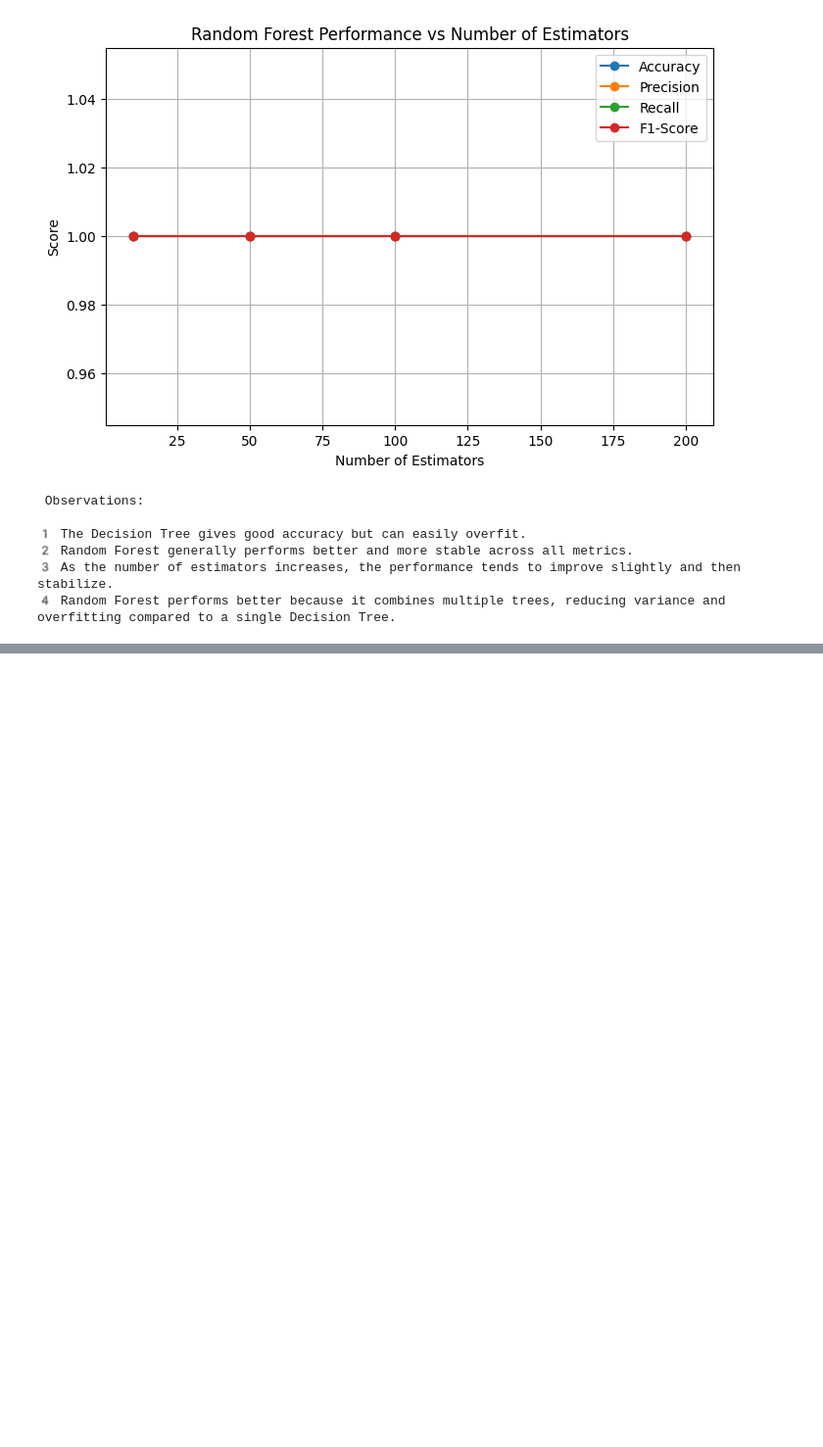
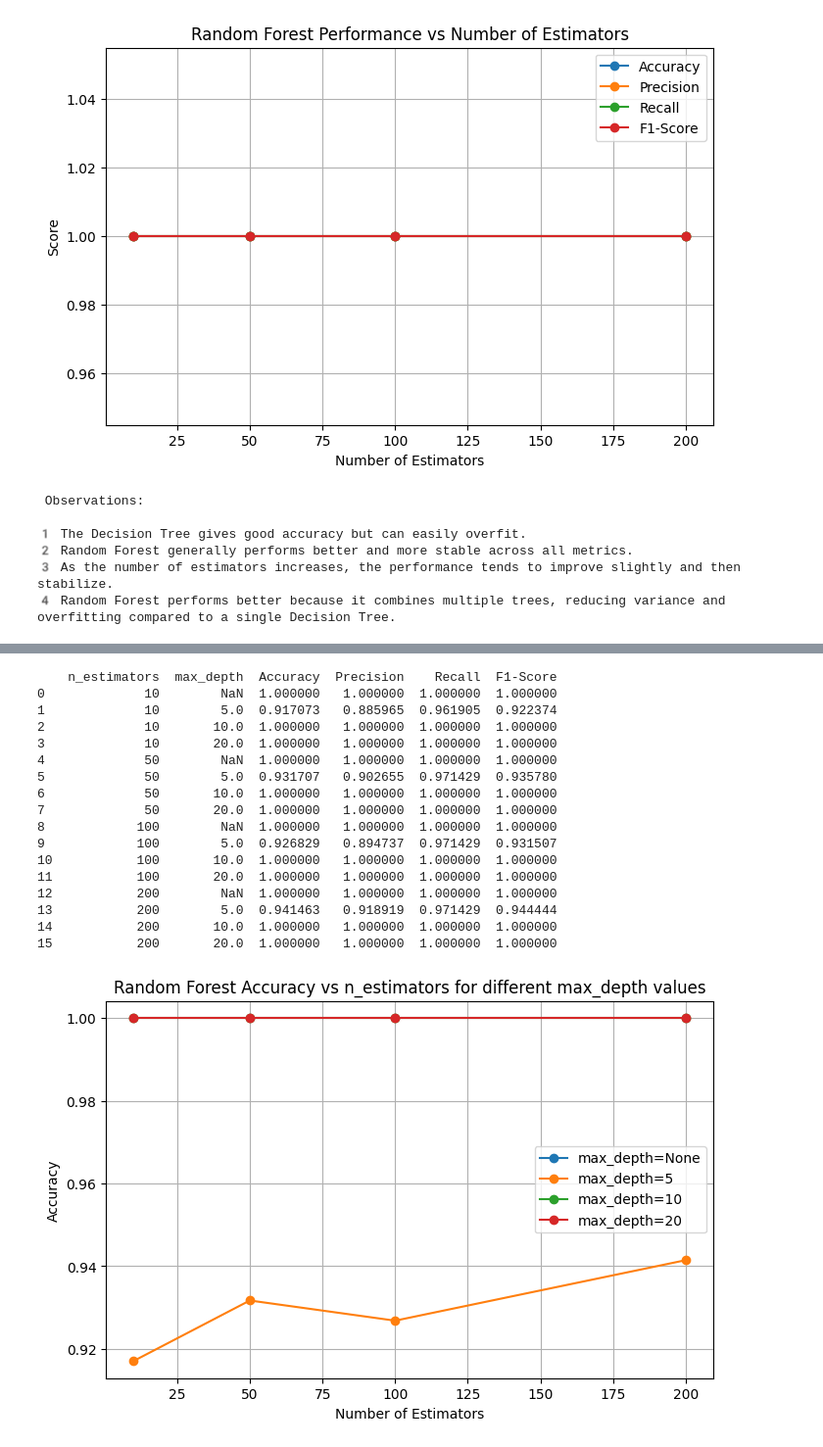
Before and after one commit to vedasri2511/ML_153, a Jupyter notebook: ML_LAB_153.ipynb, the cells around one changed output, grey strips where cells are left out. Shown at 98% size. Saved outputs shown, nothing was run; the diff lists cells and outputs as text; code cells hidden in the pictures; blank space fills up the shorter version.

```diff
--- a/ML_LAB_153.ipynb
+++ b/ML_LAB_153.ipynb
@@ -1653,0 +1853,65 @@ print("""
+# %%
+#4
+import pandas as pd
+from sklearn.model_selection import train_test_split
+from sklearn.preprocessing import StandardScaler
+from sklearn.ensemble import RandomForestClassifier
+from sklearn.metrics import accuracy_score, precision_score, recall_score, f1_score
+import matplotlib.pyplot as plt
+
+data = pd.read_csv("heart.csv")
+X = data.drop('target', axis=1)
+y = data['target']
+
+X_train, X_test, y_train, y_test = train_test_split(X, y, test_size=0.2, random_state=42, stratify=y)
+scaler = StandardScaler()
+X_train = scaler.fit_transform(X_train)
+X_test = scaler.transform(X_test)
+
+n_estimators_list = [10, 50, 100, 200]
+max_depth_list = [None, 5, 10, 20]
+results = []
+
+for n in n_estimators_list:
+    for depth in max_depth_list:
+        rf = RandomForestClassifier(n_estimators=n, max_depth=depth, random_state=42)
+        rf.fit(X_train, y_train)
+        y_pred = rf.predict(X_test)
+        acc = accuracy_score(y_test, y_pred)
+        prec = precision_score(y_test, y_pred)
+        rec = recall_score(y_test, y_pred)
+        f1 = f1_score(y_test, y_pred)
+        results.append({'n_estimators': n, 'max_depth': depth, 'Accuracy': acc, 'Precision': prec, 'Recall': rec, 'F1-Score': f1})
+
+df_results = pd.DataFrame(results)
+print(df_results)
+
+plt.figure(figsize=(8,5))
+for depth in max_depth_list:
+    subset = df_results[df_results['max_depth'] == depth]
+    plt.plot(subset['n_estimators'], subset['Accuracy'], marker='o', label=f'max_depth={depth}')
+plt.title('Random Forest Accuracy vs n_estimators for different max_depth values')
+plt.xlabel('Number of Estimators')
+plt.ylabel('Accuracy')
+plt.legend()
+plt.grid(True)
+plt.show()
+# %% [output]
+    n_estimators  max_depth  Accuracy  Precision    Recall  F1-Score
+0             10        NaN  1.000000   1.000000  1.000000  1.000000
+1             10        5.0  0.917073   0.885965  0.961905  0.922374
+2             10       10.0  1.000000   1.000000  1.000000  1.000000
+3             10       20.0  1.000000   1.000000  1.000000  1.000000
+4             50        NaN  1.000000   1.000000  1.000000  1.000000
+5             50        5.0  0.931707   0.902655  0.971429  0.935780
+6             50       10.0  1.000000   1.000000  1.000000  1.000000
+7             50       20.0  1.000000   1.000000  1.000000  1.000000
+8            100        NaN  1.000000   1.000000  1.000000  1.000000
+9            100        5.0  0.926829   0.894737  0.971429  0.931507
+10           100       10.0  1.000000   1.000000  1.000000  1.000000
+11           100       20.0  1.000000   1.000000  1.000000  1.000000
+12           200        NaN  1.000000   1.000000  1.000000  1.000000
+13           200        5.0  0.941463   0.918919  0.971429  0.944444
+14           200       10.0  1.000000   1.000000  1.000000  1.000000
+15           200       20.0  1.000000   1.000000  1.000000  1.000000
+[figure, added]
```
Also changed, not shown: parts of 6 cells of this notebook.
